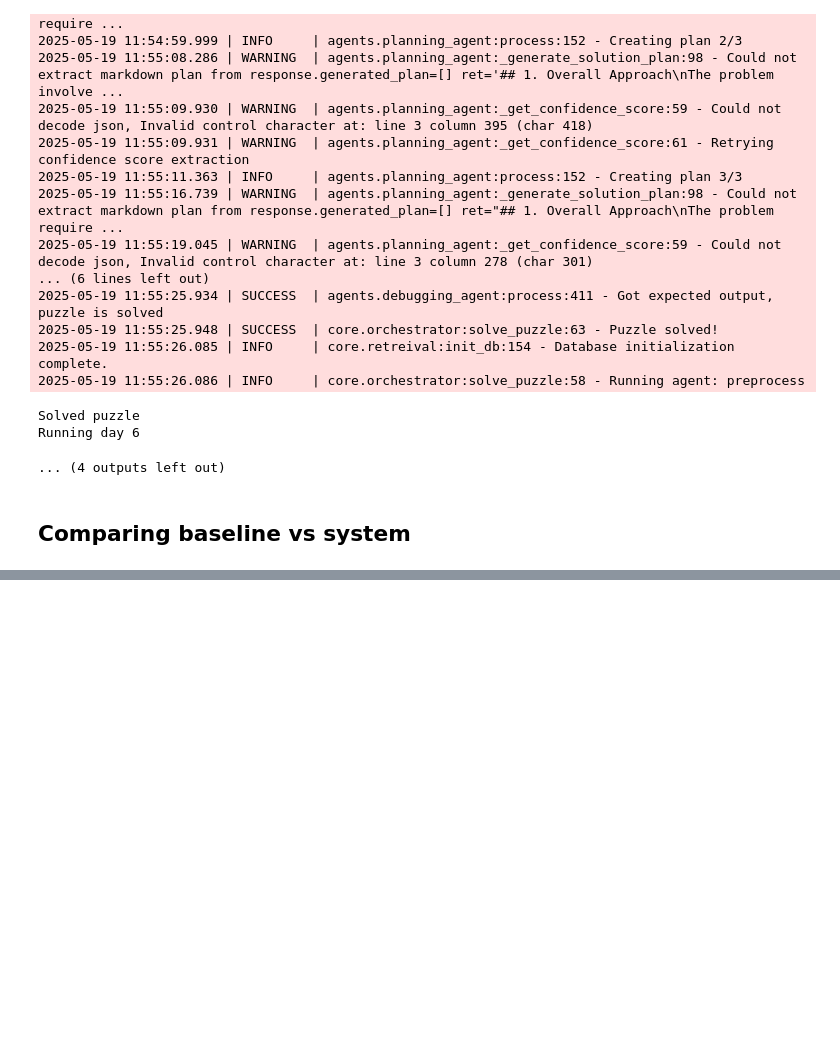
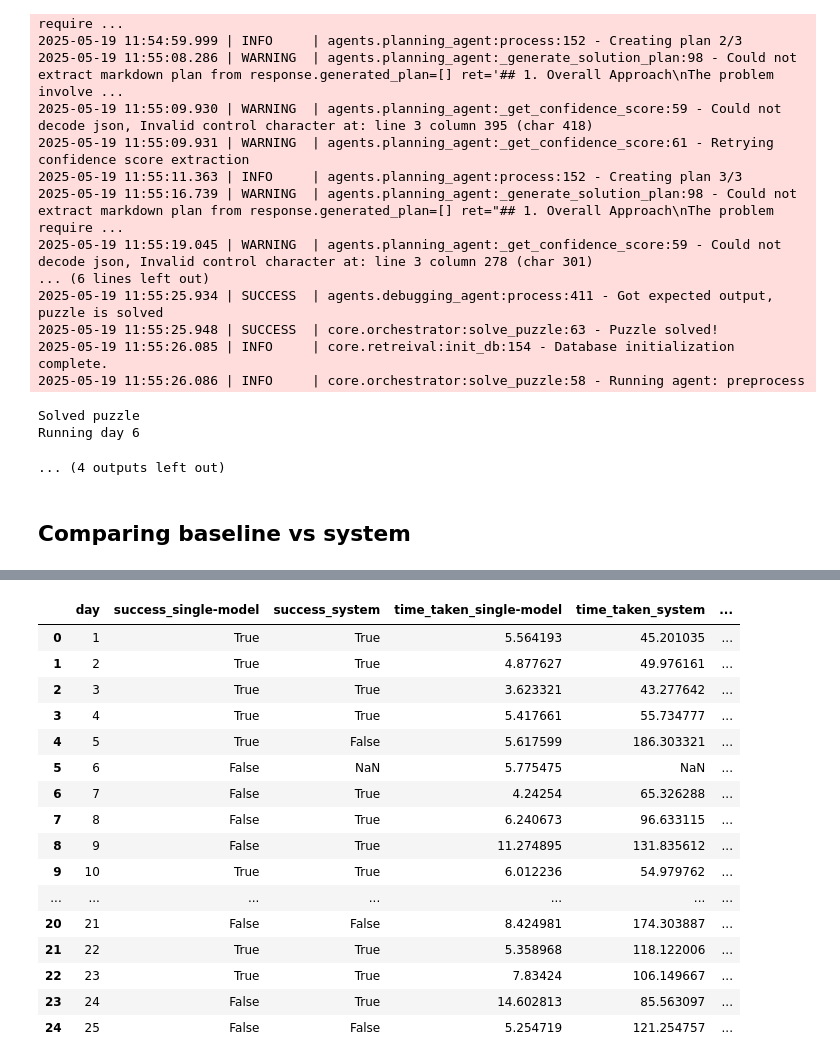
Before and after one commit to twanh/thesis-advent-of-agents, a Jupyter notebook: experiments/base_line.ipynb, the cells around one changed output, grey strips where cells are left out. Drawn from its saved outputs; the diff is of its cells as text; code cells hidden in the pictures; blank space fills up the shorter version.

```diff
--- a/experiments/base_line.ipynb
+++ b/experiments/base_line.ipynb
@@ -725,0 +748,10 @@ Baseline Success: True
+# %%
+import pandas as pd
+import matplotlib.pyplot as plt
+import seaborn as sns
+import os
+
+FILEPATH = os.path.join(PROJECT_ROOT, '../', 'experiments', 'results', 'baseline', 'results-baseline-testing-20250520_045826.csv')
+# %%
+df = pd.read_csv(FILEPATH)
+df.head()
@@ -725,0 +837,27 @@ Baseline Success: True
+# %%
+df_comp_gem20_flash['success_comparison'] = df_comp_gem20_flash.apply(
+    lambda row: 'Both succeeded' if row['success_single-model'] and row['success_system']
+    else 'Single-model only' if row['success_single-model'] and not row['success_system']
+    else 'System only' if not row['success_single-model'] and row['success_system']
+    else 'Both failed',
+    axis=1
+)
+df_comp_gem20_flash
+# %% [output]
+|  | day | success_single-model | success_system | time_taken_single-model | time_taken_system | ... |
+| 0 | 1 | True | True | 5.564193 | 45.201035 | ... |
+| 1 | 2 | True | True | 4.877627 | 49.976161 | ... |
+| 2 | 3 | True | True | 3.623321 | 43.277642 | ... |
+| 3 | 4 | True | True | 5.417661 | 55.734777 | ... |
+| 4 | 5 | True | False | 5.617599 | 186.303321 | ... |
+| 5 | 6 | False | NaN | 5.775475 | NaN | ... |
+| 6 | 7 | False | True | 4.24254 | 65.326288 | ... |
+| 7 | 8 | False | True | 6.240673 | 96.633115 | ... |
+| 8 | 9 | False | True | 11.274895 | 131.835612 | ... |
+| 9 | 10 | True | True | 6.012236 | 54.979762 | ... |
+| ... | ... | ... | ... | ... | ... | ... |
+| 20 | 21 | False | False | 8.424981 | 174.303887 | ... |
+| 21 | 22 | True | True | 5.358968 | 118.122006 | ... |
+| 22 | 23 | True | True | 7.83424 | 106.149667 | ... |
+| 23 | 24 | False | True | 14.602813 | 85.563097 | ... |
+| 24 | 25 | False | False | 5.254719 | 121.254757 | ... |
```
Also changed, not shown: parts of 16 cells of this notebook.
